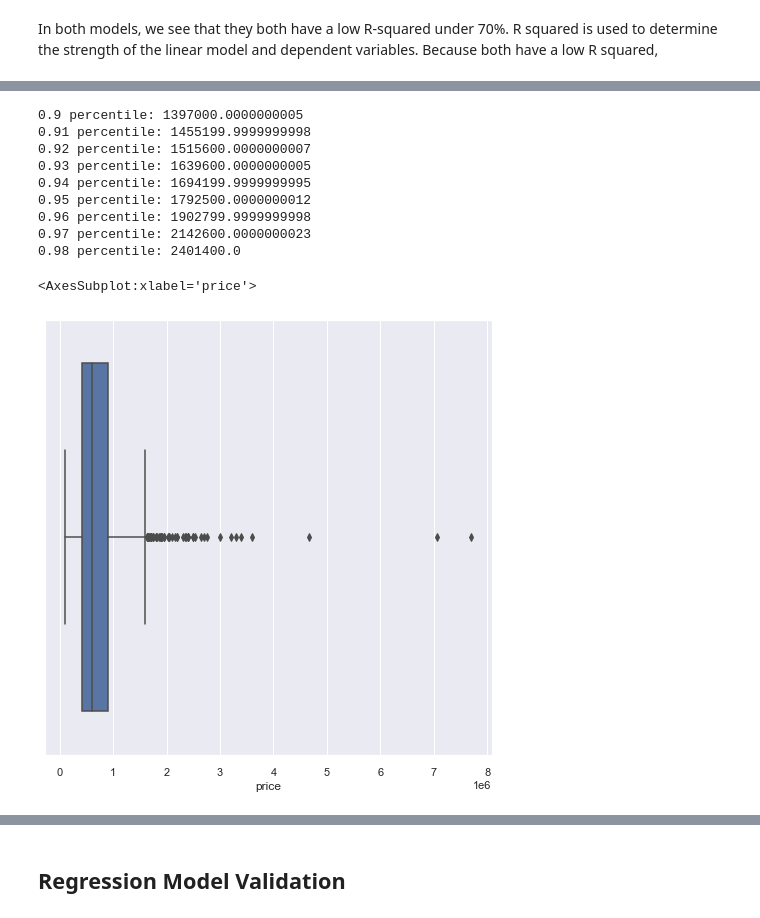
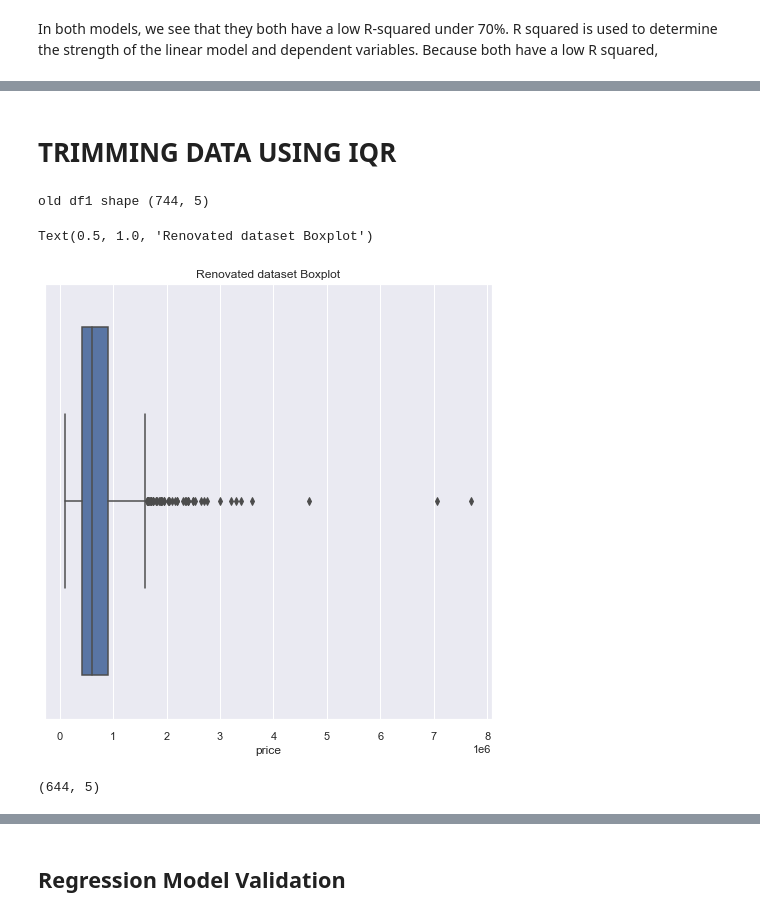
Before and after one commit to carlos-marin1742/dsc-phase-2-project-v2-3, a Jupyter notebook: student.ipynb, the cells around one changed output, grey strips where cells are left out. Drawn from its saved outputs; the diff is of its cells as text; code cells hidden in the pictures.

```diff
--- a/student.ipynb
+++ b/student.ipynb
@@ -545,22 +320,10 @@ There are known outliers based on the QQ plots seen above, in order to increase
-# %%
-#Finding a cutoff point
-for i in range(90, 99):
-    q = i / 100
-    print('{} percentile: {}'.format(q, df1['price'].quantile(q=q)))
-# %% [output]
-0.9 percentile: 1397000.0000000005
-0.91 percentile: 1455199.9999999998
-0.92 percentile: 1515600.0000000007
-0.93 percentile: 1639600.0000000005
-0.94 percentile: 1694199.9999999995
-0.95 percentile: 1792500.0000000012
-0.96 percentile: 1902799.9999999998
-0.97 percentile: 2142600.0000000023
-0.98 percentile: 2401400.0
-# %%
-#Looking at the boxplot and using the quartile data above, it appears that outliers begin after the 96 percentile.
-#therefore we will trim our data, to contain no more than the 94 percentile of the data for pricing
-sns.boxplot(df1['price'])
-# %% [output]
-<AxesSubplot:xlabel='price'>
-[figure, removed]
+# %% [markdown]
+# TRIMMING DATA USING IQR
+# %%
+print("old df1 shape", df1.shape)
+sns.boxplot(df1['price'])
+plt.title('Renovated dataset Boxplot')
+# %% [output]
+old df1 shape (744, 5)
+Text(0.5, 1.0, 'Renovated dataset Boxplot')
+[figure, added]
@@ -566,0 +338,4 @@ sns.boxplot(df1['price'])
+# %%
+DF1N.shape
+# %% [output]
+(644, 5)
```
Also changed, not shown: parts of 98 cells of this notebook, 12 other files.
